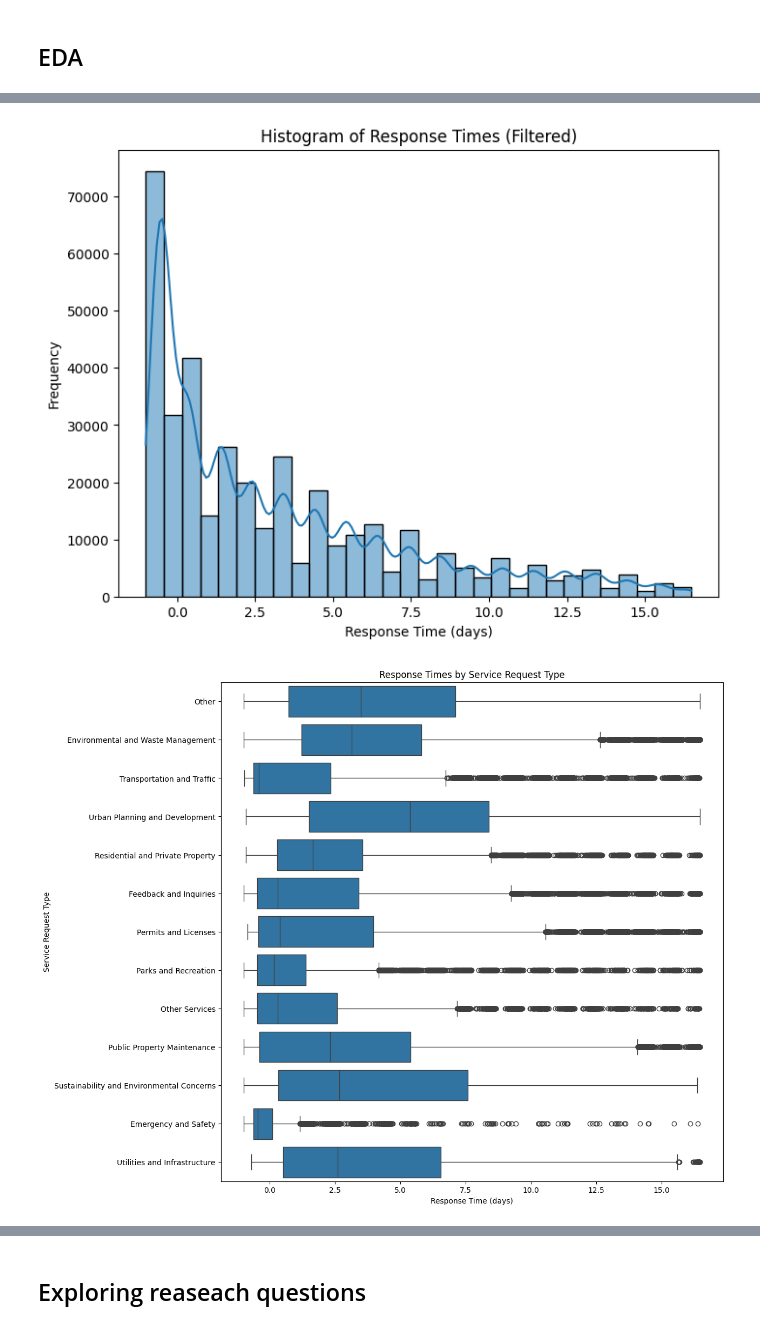
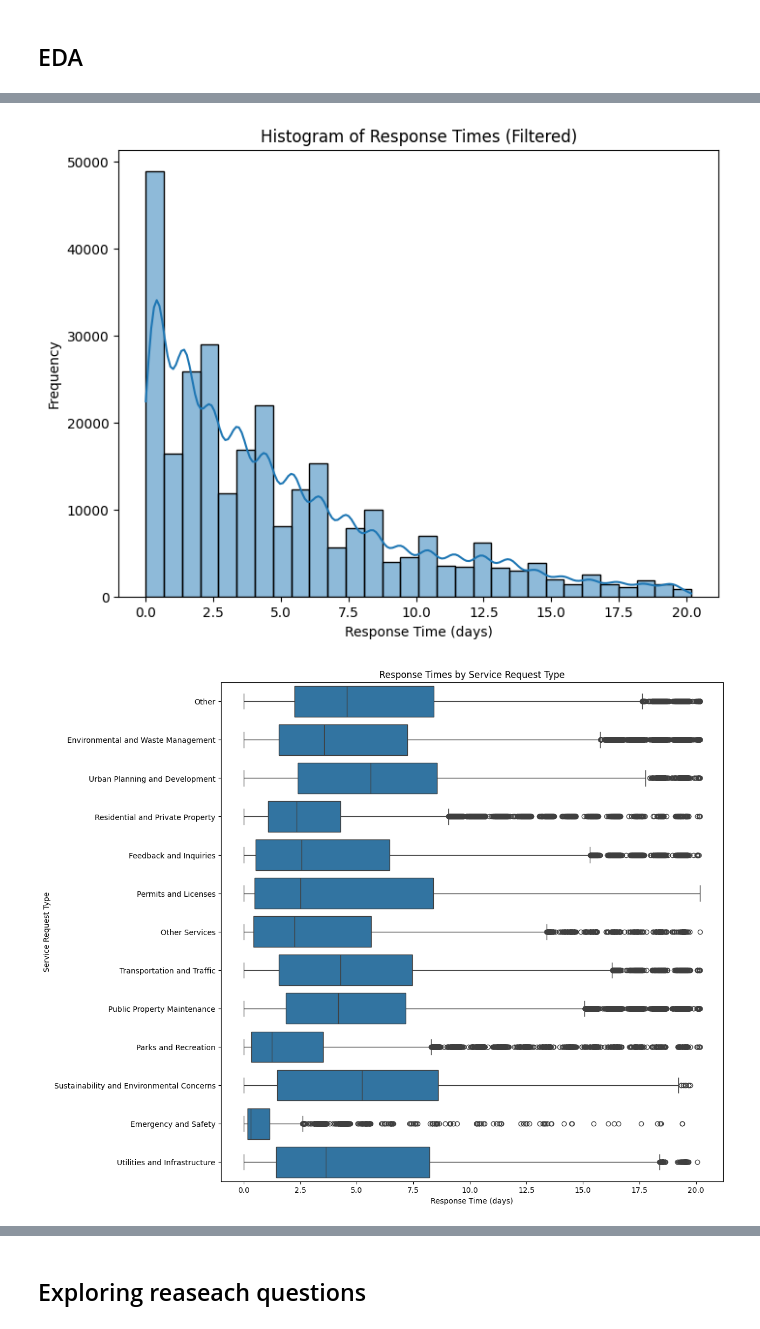
Before and after one commit to 0x1AY/Van311-Statistical-Analysis, a Jupyter notebook: main.ipynb, the cells around one changed output, grey strips where cells are left out. Saved outputs shown, nothing was run; the diff lists cells and outputs as text; code cells hidden in the pictures.

```diff
--- a/main.ipynb
+++ b/main.ipynb
@@ -556,32 +556,21 @@ plt.show()
-# %%
-# Calculate IQR
-df = service_requests
-Q1 = df['response_time'].quantile(0.25)
-Q3 = df['response_time'].quantile(0.75)
-IQR = Q3 - Q1
-
-# Filter out outliers
-lower_bound = Q1 - 1.5 * IQR
-upper_bound = Q3 + 1.5 * IQR
-filtered_df = df[(df['response_time'] >= lower_bound) & (df['response_time'] <= upper_bound)]
 # %%
 # Histogram with capped/filtered response time
 plt.figure(figsize=(8, 6))
-sns.histplot(filtered_df['response_time'], bins=30, kde=True)
+sns.histplot(df['response_time'], bins=30, kde=True)
 plt.title('Histogram of Response Times (Filtered)')
 plt.xlabel('Response Time (days)')
 plt.ylabel('Frequency')
 plt.show()
 # %% [output]
-[figure, old version]
+[figure, new version]
 # %%
 # Boxplot for response time by request type
 plt.figure(figsize=(12, 12))
-sns.boxplot(data=filtered_df, x='response_time', y='Category')
+sns.boxplot(data=df, x='response_time', y='Category')
 plt.title('Response Times by Service Request Type')
 plt.xlabel('Response Time (days)')
 plt.ylabel('Service Request Type')
 plt.show()
 # %% [output]
-[figure, old version]
+[figure, new version]
 # %%
```
Also changed, not shown: parts of 63 cells of this notebook, 4 other files.
